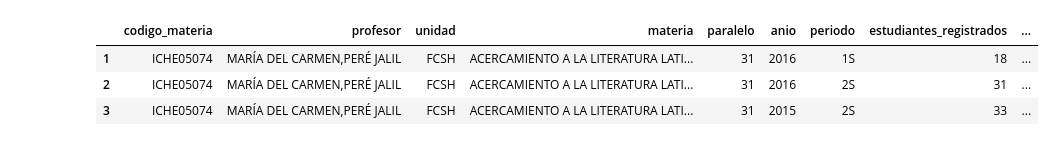
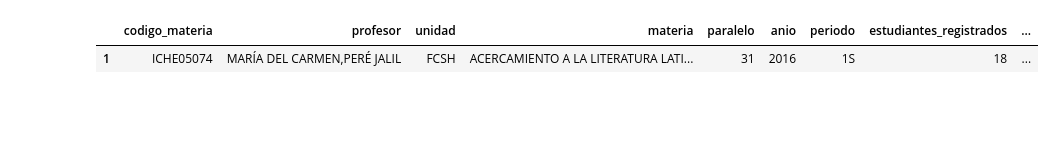
Before and after one commit to jguilindro/G9-IA2017, a Jupyter notebook: Untitled.ipynb, the cells around one changed output. Saved outputs shown, nothing was run; the diff lists cells and outputs as text; code cells hidden in the pictures; blank space fills up the shorter version.

```diff
--- a/Untitled.ipynb
+++ b/Untitled.ipynb
@@ -12,11 +12,9 @@ datos = datos.loc[:, cols]
 datos = datos.drop('link', 1) # numero_preguntas
 # %%
 datos = datos[datos['numero_preguntas'] == 26]
+datos.head(1)
+# %% [output]
+|  | codigo_materia | profesor | unidad | materia | paralelo | anio | periodo | estudiantes_registrados | ... |
+| 1 | ICHE05074 | MARÍA DEL CARMEN,PERÉ JALIL | FCSH | ACERCAMIENTO A LA LITERATURA LATI... | 31 | 2016 | 1S | 18 | ... |
 # %%
 pd.set_option('display.max_columns', 500)
-datos.head(3)
-# %% [output]
-|  | codigo_materia | profesor | unidad | materia | paralelo | anio | periodo | estudiantes_registrados | ... |
-| 1 | ICHE05074 | MARÍA DEL CARMEN,PERÉ JALIL | FCSH | ACERCAMIENTO A LA LITERATURA LATI... | 31 | 2016 | 1S | 18 | ... |
-| 2 | ICHE05074 | MARÍA DEL CARMEN,PERÉ JALIL | FCSH | ACERCAMIENTO A LA LITERATURA LATI... | 31 | 2016 | 2S | 31 | ... |
-| 3 | ICHE05074 | MARÍA DEL CARMEN,PERÉ JALIL | FCSH | ACERCAMIENTO A LA LITERATURA LATI... | 31 | 2015 | 2S | 33 | ... |
```
Also changed, not shown: parts of 6 cells of this notebook, 1 other file.
